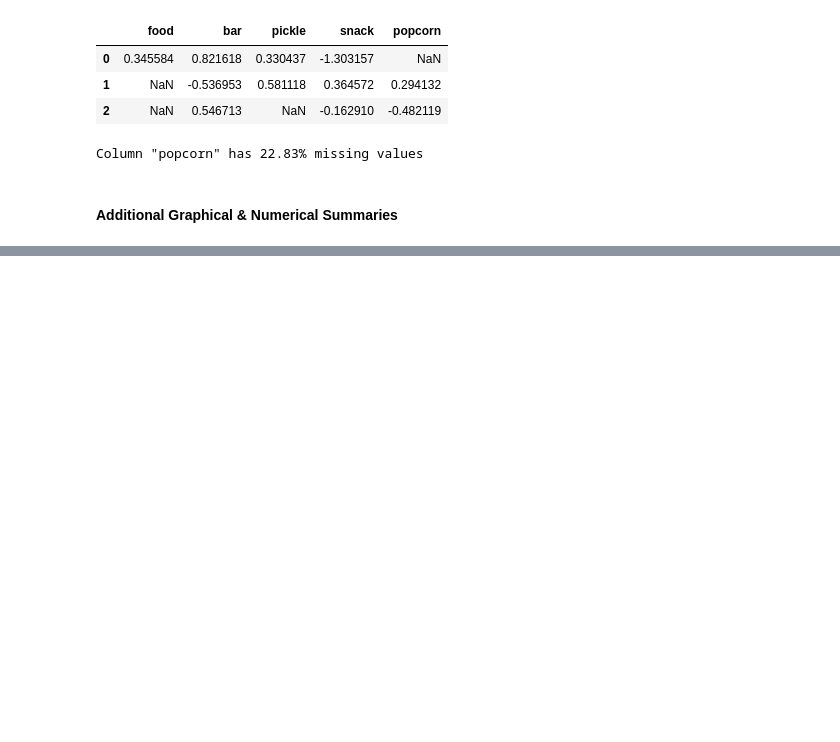
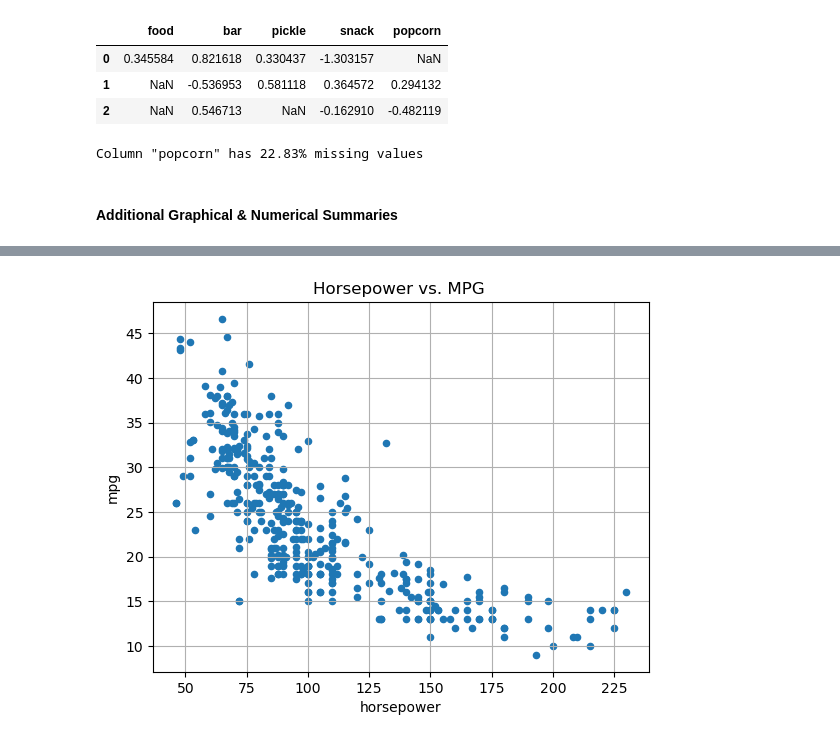
Before and after one commit to joakor89/An-Introduction-to-Statistical-Learning, a Jupyter notebook: chap_02/02_SL.ipynb, the cells around one changed output, grey strips where cells are left out. Cells and saved outputs as stored; diff of their text form; code cells hidden in the pictures; blank space fills up the shorter version.

```diff
--- a/chap_02/02_SL.ipynb
+++ b/chap_02/02_SL.ipynb
@@ -839,0 +851,7 @@ Column "popcorn" has 22.83% missing values
+# %%
+ax = Auto.plot.scatter('horsepower', 'mpg');
+ax. set_title ('Horsepower vs. MPG ')
+plt.grid(True)
+plt.show()
+# %% [output]
+[figure, added]
```
Also changed, not shown: parts of 12 cells of this notebook, 1 other file.
